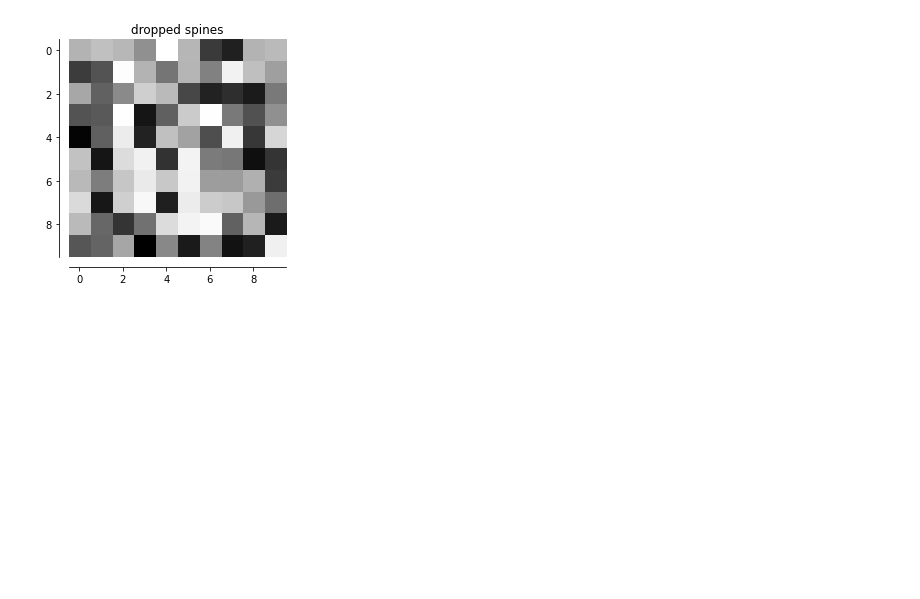
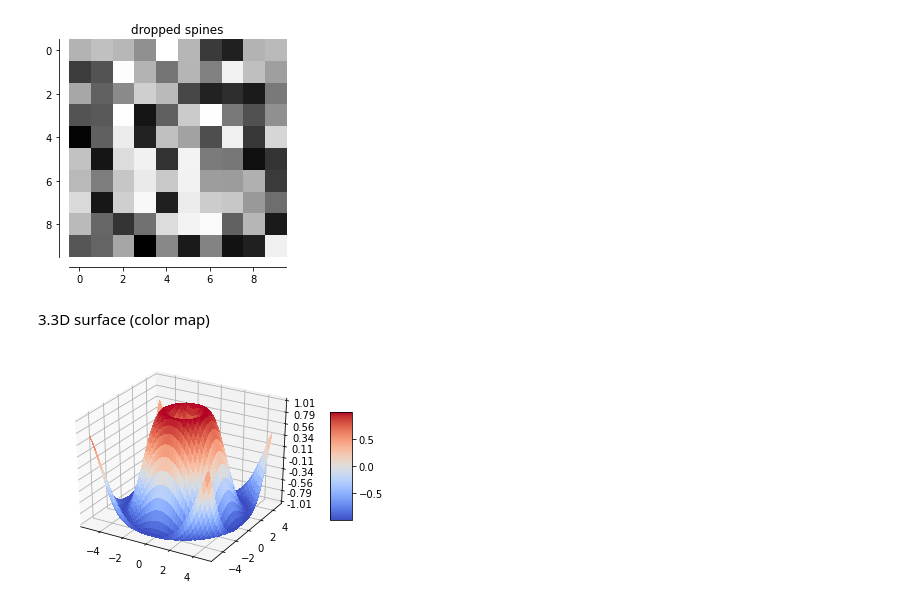
Before and after one commit to q0015300153/school, a Jupyter notebook: 20200314_homework.ipynb, the cells around one changed output. Cells and saved outputs as stored; diff of their text form; code cells hidden in the pictures; blank space fills up the shorter version.

```diff
--- a/20200314_homework.ipynb
+++ b/20200314_homework.ipynb
@@ -96,3 +96,41 @@ ax.xaxis.set_ticks_position('bottom') # 設定 x 標籤軸顯示在下方
 plt.show()
 # %% [output]
 [figure]
+# %% [markdown]
+3.3D surface (color map)
+# %%
+# 載入元件
+import matplotlib.pyplot as plt                                 # 圖表
+from matplotlib import cm                                       # 圖表顏色圖
+from matplotlib.ticker import LinearLocator, FormatStrFormatter # 圖表刻度定位，設定刻度分區，使用 sprintf 格式
+import numpy as np                                              # 矩陣計算
+
+# 建立圖表
+fig = plt.figure()            # 建立新圖表
+ax = fig.gca(projection='3d') # 設定圖表軸為 3D
+
+# 建立資料
+X = np.arange(-5, 5, 0.25) # x 軸資料
+Y = np.arange(-5, 5, 0.25) # y 軸資料
+X, Y = np.meshgrid(X, Y)   # 轉換 xy 資料為坐標矩陣
+R = np.sqrt(X**2 + Y**2)   # 計算平方根 (x平方 + y平方)
+Z = np.sin(R)              # z 軸資料 sin(R)
+
+# 繪製圖表
+surf = ax.plot_surface(X, Y, Z,           # 寫入 x y z 資料
+                       cmap=cm.coolwarm,  # 設定資料顏色映射
+                       linewidth=0,       # 線寬 0
+                       antialiased=False) # 抗鋸齒 False
+
+# 設定 z 軸
+ax.set_zlim(-1.01, 1.01)                                  # 資料軸範圍 -1.01 ~ 1.01
+ax.zaxis.set_major_locator(LinearLocator(10))             # 設定軸分隔塊
+ax.zaxis.set_major_formatter(FormatStrFormatter('%.02f')) # 顯示的文字格式
+
+# 新增一個資料顏色標籤
+fig.colorbar(surf, shrink=0.5, aspect=5) # 指定對應的圖表，尺寸比例 0.5，高度尺寸 5
+
+# 顯示圖表
+plt.show()
+# %% [output]
+[figure, added]
```
